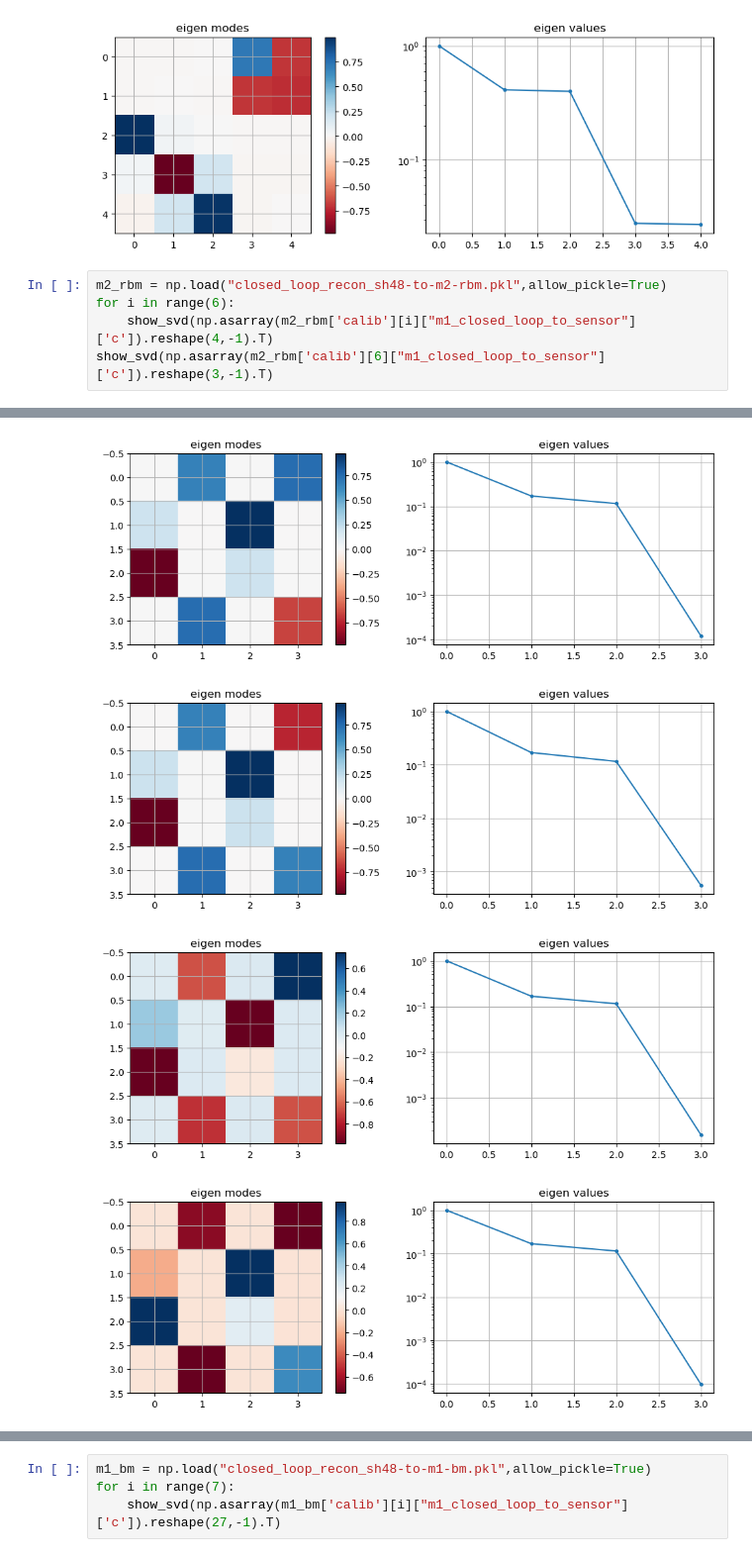
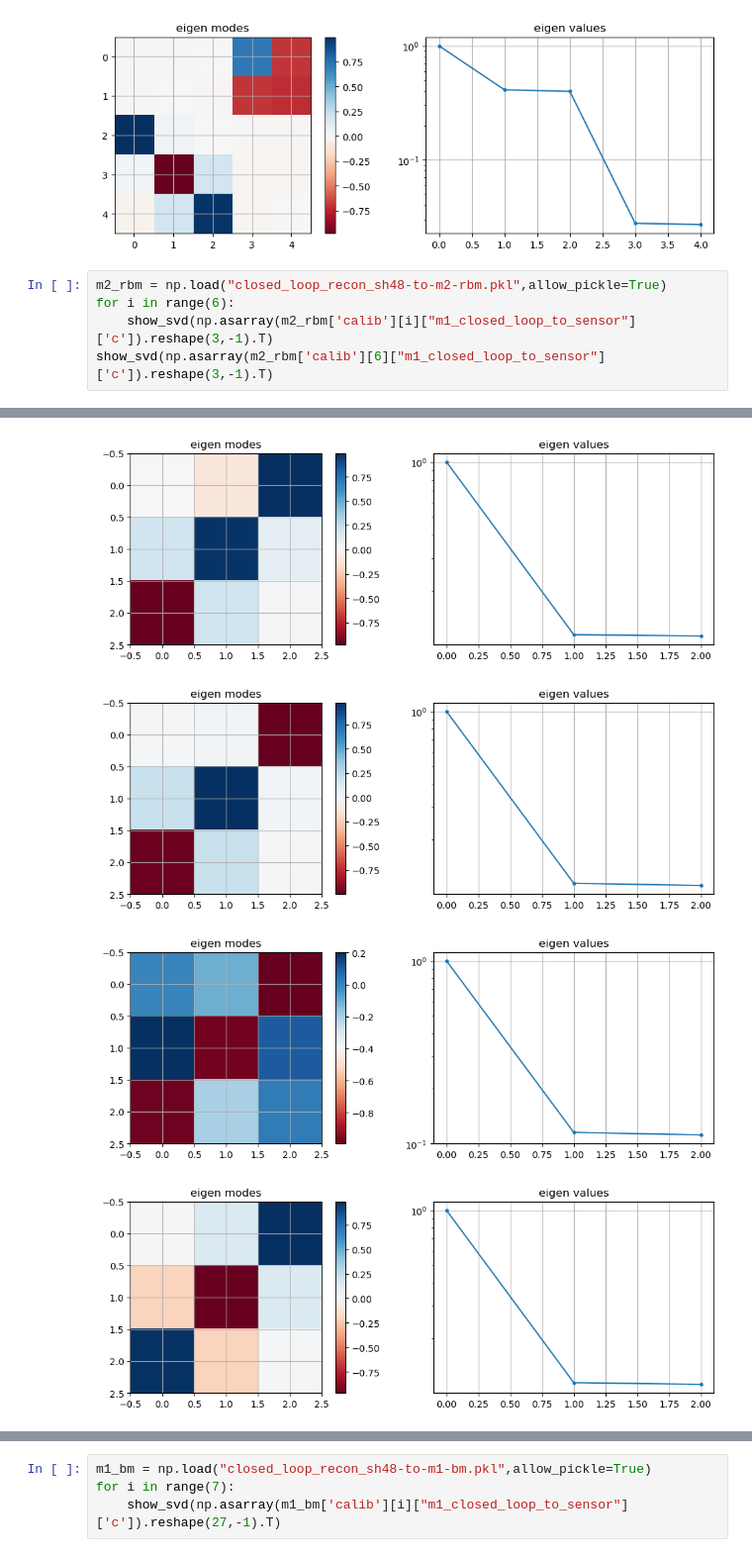
Before and after one commit to rodrigo-romano/gmt-ns-im, a Jupyter notebook: calibrations/sh48/closed-loop_sh48.ipynb, the cells around one changed output, grey strips where cells are left out. Shown at 99% size. Drawn from its saved outputs; the diff is of its cells as text.

Commit message:
OPEN & CLOSED LOOP M2 COLLIMATION

```diff
--- a/calibrations/sh48/closed-loop_sh48.ipynb
+++ b/calibrations/sh48/closed-loop_sh48.ipynb
@@ -66,6 +66,6 @@ show_svd(np.asarray(m1_rbm['calib'][6]["m1_closed_loop_to_sensor"]['c']).reshape
 # %%
 m2_rbm = np.load("closed_loop_recon_sh48-to-m2-rbm.pkl",allow_pickle=True)
 for i in range(6):
-    show_svd(np.asarray(m2_rbm['calib'][i]["m1_closed_loop_to_sensor"]['c']).reshape(4,-1).T)
+    show_svd(np.asarray(m2_rbm['calib'][i]["m1_closed_loop_to_sensor"]['c']).reshape(3,-1).T)
 show_svd(np.asarray(m2_rbm['calib'][6]["m1_closed_loop_to_sensor"]['c']).reshape(3,-1).T)
 # %% [output]
@@ -73,4 +73,4 @@ show_svd(np.asarray(m2_rbm['calib'][6]["m1_closed_loop_to_sensor"]['c']).reshape
-[figure, old version]
+[figure, new version]
-[figure, old version]
+[figure, new version]
-[figure, old version]
+[figure, new version]
-[figure, old version]
+[figure, new version]
```
Also changed, not shown: parts of 5 cells of this notebook, 6 other files.
